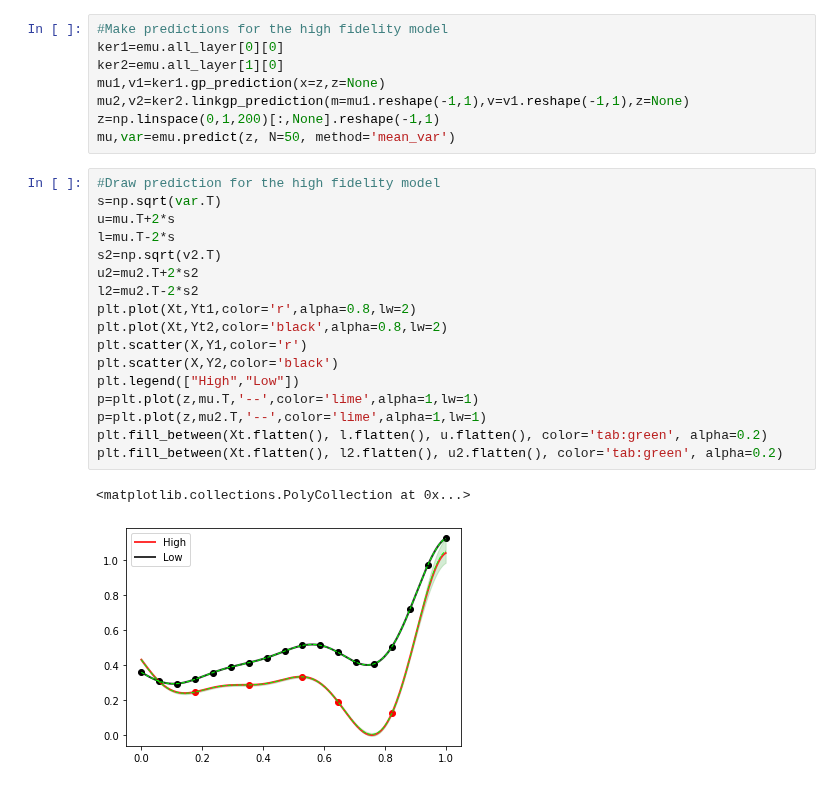
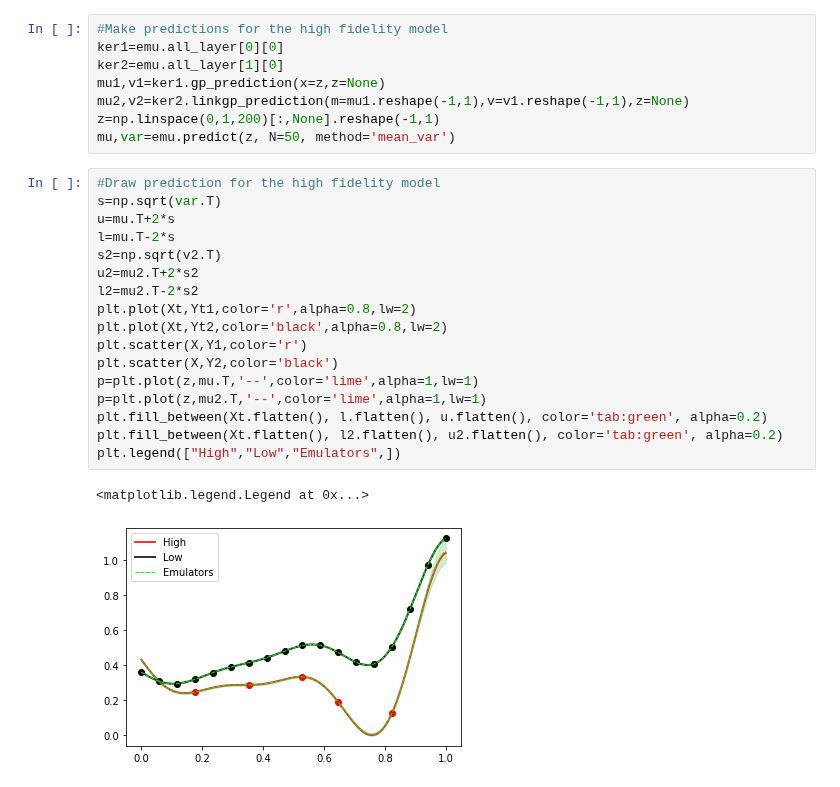
Before and after one commit to mingdeyu/DGP, a Jupyter notebook: synthetic_examples/multi_fidelity.ipynb, the cells around one changed output. Saved outputs shown, nothing was run; the diff lists cells and outputs as text.

```diff
--- a/synthetic_examples/multi_fidelity.ipynb
+++ b/synthetic_examples/multi_fidelity.ipynb
@@ -51,20 +51,20 @@ mu,var=emu.predict(z, N=50, method='mean_var')
 # %%
 #Draw prediction for the high fidelity model
 s=np.sqrt(var.T)
 u=mu.T+2*s
 l=mu.T-2*s
 s2=np.sqrt(v2.T)
 u2=mu2.T+2*s2
 l2=mu2.T-2*s2
 plt.plot(Xt,Yt1,color='r',alpha=0.8,lw=2)
 plt.plot(Xt,Yt2,color='black',alpha=0.8,lw=2)
 plt.scatter(X,Y1,color='r')
 plt.scatter(X,Y2,color='black')
-plt.legend(["High","Low"])
 p=plt.plot(z,mu.T,'--',color='lime',alpha=1,lw=1)
 p=plt.plot(z,mu2.T,'--',color='lime',alpha=1,lw=1)
 plt.fill_between(Xt.flatten(), l.flatten(), u.flatten(), color='tab:green', alpha=0.2)
 plt.fill_between(Xt.flatten(), l2.flatten(), u2.flatten(), color='tab:green', alpha=0.2)
+plt.legend(["High","Low","Emulators",])
 # %% [output]
-<matplotlib.collections.PolyCollection at 0x...>
+<matplotlib.legend.Legend at 0x...>
-[figure, old version]
+[figure, new version]
```
